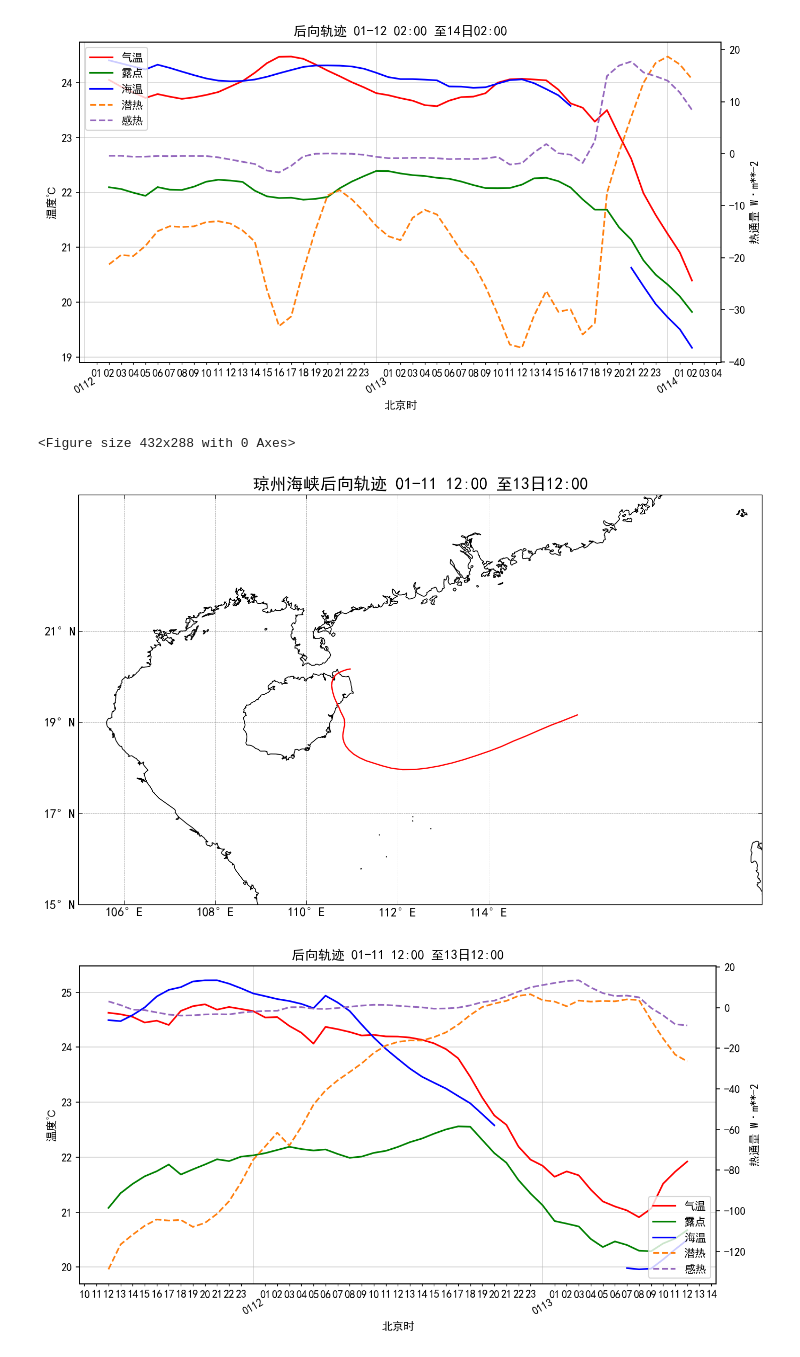
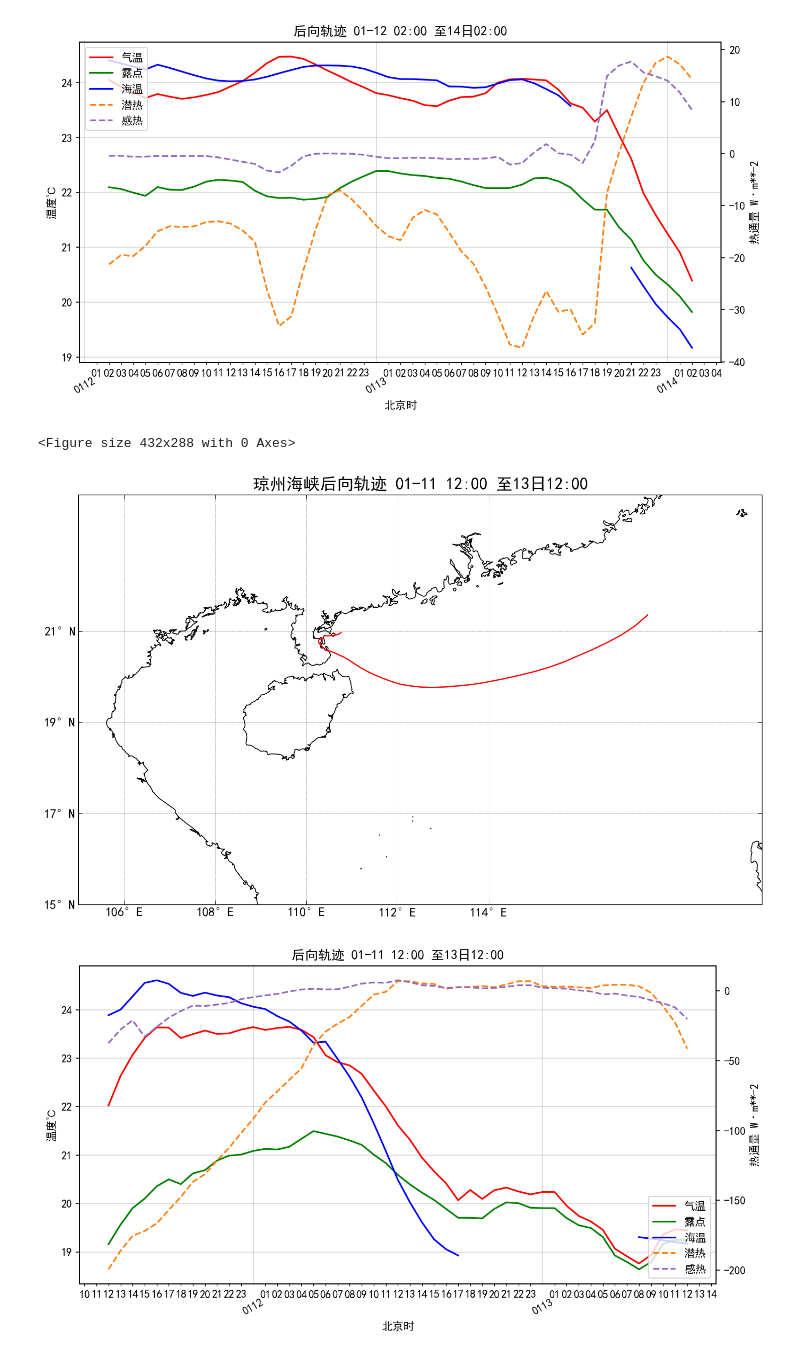
Before and after one commit to hanchyhill/python, a Jupyter notebook: seafog/src/statistics/2023/backtracking.ipynb, the cells around one changed output. Cells and saved outputs as stored; diff of their text form; code cells hidden in the pictures.

```diff
--- a/seafog/src/statistics/2023/backtracking.ipynb
+++ b/seafog/src/statistics/2023/backtracking.ipynb
@@ -356,7 +356,7 @@ plt.show()
 [figure]
 [figure]
 # %%
-group_selected = 31
+group_selected = 29
 
 # Create a new plot
 plt.clf()
@@ -437,32 +437,32 @@ line_sst, = ax.plot(ds_slice['time']+ pd.Timedelta(8,unit='h'), track_sst, color
 # 设置x轴主刻度格式
 alldays = mdates.DayLocator()  # 主刻度为每天
 ax.xaxis.set_major_locator(alldays)  # 设置主刻度
 ax.xaxis.set_major_formatter(mdates.DateFormatter('%m%d'))
 ax.xaxis.set_tick_params(rotation=30, labelsize=10)
 # 设置副刻度格式
 hoursLoc = mpl.dates.HourLocator(byhour=np.arange(0,24,1))  # 为6小时为1副刻度
 ax.xaxis.set_minor_locator(hoursLoc)
 ax.xaxis.set_minor_formatter(mdates.DateFormatter('%H'))
 # 参数pad用于设置刻度线与标签间的距离
 ax.tick_params(axis='x', which='major', pad=12, length=0)
 ax.grid(True,alpha=0.5)
 ax.set_xlabel("北京时")
 ax.set_ylabel("温度℃")
 
 # 绘制flux
 ax2 = ax.twinx()
 line_lhf, = ax2.plot(ds_slice['time']+ pd.Timedelta(8,unit='h'), track_lhf, color='tab:orange', markersize=4, label='潜热', zorder=5,linestyle='--')
 line_shf, = ax2.plot(ds_slice['time']+ pd.Timedelta(8,unit='h'), track_shf, color='tab:purple', markersize=4, label='感热', zorder=6,linestyle='--')
 ax2.set_ylabel("热通量 W·m**-2")
 start = pd.to_datetime(ds_slice['time'][0].values)
 end = pd.to_datetime(ds_slice['time'][-1].values)
 start_bj = arrow.get(start).shift(hours=8)
 end_bj = arrow.get(end).shift(hours=8)
 ax.set_title(f'后向轨迹 {start_bj.format("MM-DD HH:00")} 至{end_bj.format("DD日HH:00")}')
 
 plt.legend([line_t2m, line_td, line_sst, line_lhf,line_shf], ['气温', '露点', '海温','潜热','感热'])
 plt.show()
 # %% [output]
 <Figure size 432x288 with 0 Axes>
-[figure, old version]
+[figure, new version]
-[figure, old version]
+[figure, new version]
```
Also changed, not shown: parts of 1 cell of this notebook.
